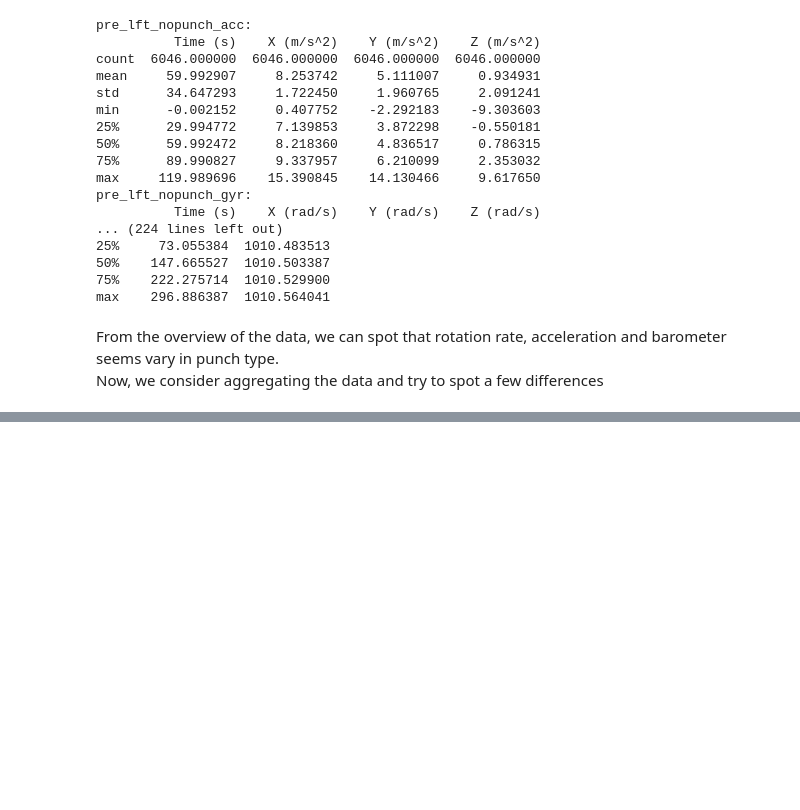
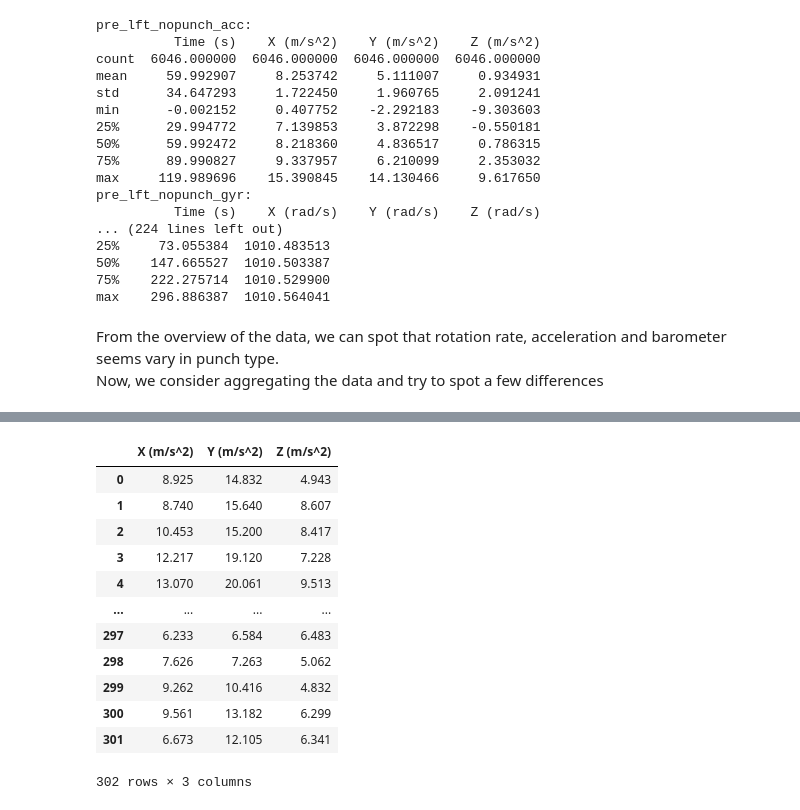
Before and after one commit to BruceLeo99/MLQS-VU-Project-Tyson, a Jupyter notebook: Preliminary Boxing data review.ipynb, the cells around one changed output, grey strips where cells are left out. Cells and saved outputs as stored; diff of their text form; code cells hidden in the pictures; blank space fills up the shorter version.

```diff
--- a/Preliminary Boxing data review.ipynb
+++ b/Preliminary Boxing data review.ipynb
@@ -229,0 +321,56 @@ Now, we consider aggregating the data and try to spot a few differences
+# %%
+def aggregate_data(df):
+
+    # Make a copy of the original df, remove the remaining window that are less than 50 (this can happen due to the device)
+    len_df = len(df) // 50 * 50
+    df_copy = df[:len_df].copy()
+    df_colnames = df_copy.columns
+
+    # Make a template of aggregated df
+    df_agg = {
+        df_colnames[0]: [],
+        df_colnames[1]: [],
+        df_colnames[2]: [],
+    }
+
+    i = 0
+    j = 50
+
+    # Calculate the mean of absolute values of each window (every 50 datapoints)
+    # All mean values will be rounded to 3 decimals
+    while j <= len_df:
+        df_window = df_copy[i:j]
+        agg_values = []
+
+        for col in df_window:
+            agg_values.append(df_window[col].abs().mean())
+
+        df_agg[df_colnames[0]].append(agg_values[0].round(3))
+        df_agg[df_colnames[1]].append(agg_values[1].round(3))
+        df_agg[df_colnames[2]].append(agg_values[2].round(3))
+
+
+        i += 50
+        j += 50
+
+    # Convert aggregated values into a dataframe
+    df_agg = pd.DataFrame(df_agg)
+
+    return df_agg
+# %%
+test_df = aggregate_data(pre_data_no_time["pre_jab_acc_noTime"])
+test_df
+# %% [output]
+|  | X (m/s^2) | Y (m/s^2) | Z (m/s^2) |
+| 0 | 8.925 | 14.832 | 4.943 |
+| 1 | 8.740 | 15.640 | 8.607 |
+| 2 | 10.453 | 15.200 | 8.417 |
+| 3 | 12.217 | 19.120 | 7.228 |
+| 4 | 13.070 | 20.061 | 9.513 |
+| ... | ... | ... | ... |
+| 297 | 6.233 | 6.584 | 6.483 |
+| 298 | 7.626 | 7.263 | 5.062 |
+| 299 | 9.262 | 10.416 | 4.832 |
+| 300 | 9.561 | 13.182 | 6.299 |
+| 301 | 6.673 | 12.105 | 6.341 |
+302 rows × 3 columns
```
Also changed, not shown: parts of 9 cells of this notebook.
